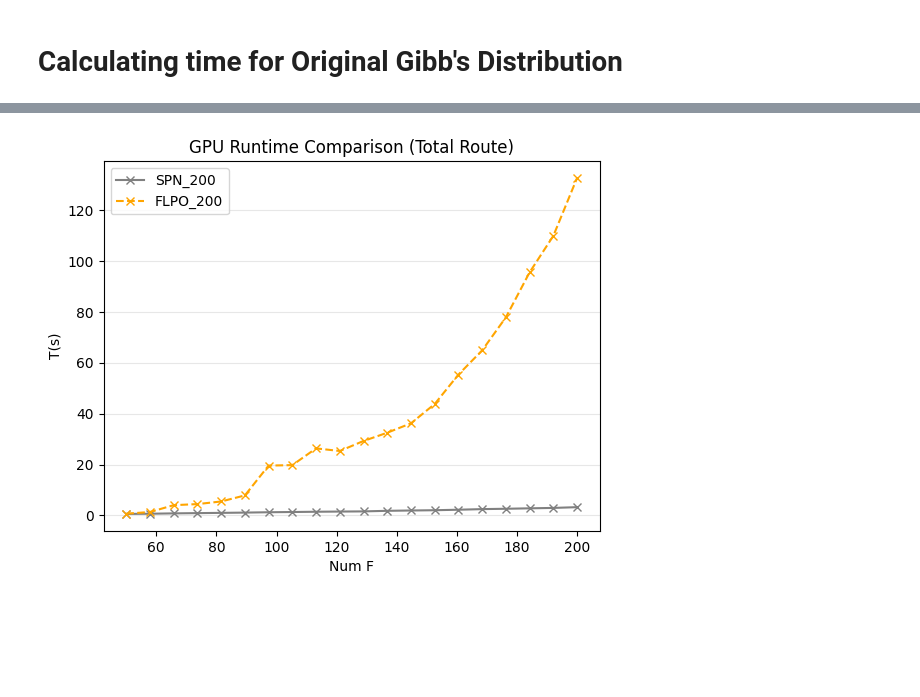
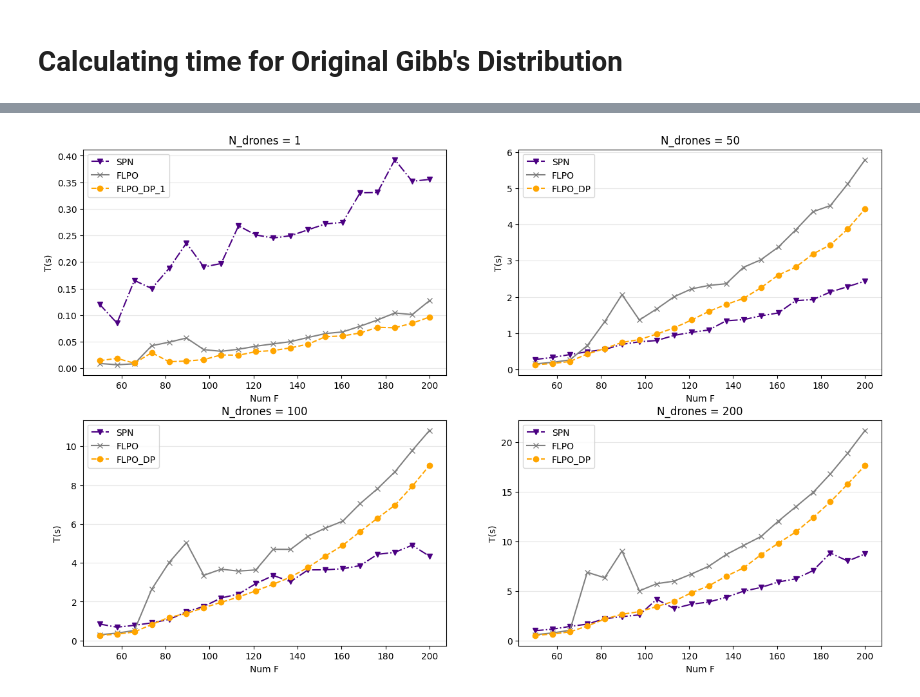
Before and after one commit to salar96/LearningFLPO, a Jupyter notebook: Speed_test.ipynb, the cells around one changed output, grey strips where cells are left out. Cells and saved outputs as stored; diff of their text form; code cells hidden in the pictures; blank space fills up the shorter version.

Commit message:
uav FLPO added to Speed_test

```diff
--- a/Speed_test.ipynb
+++ b/Speed_test.ipynb
@@ -14,21 +14,25 @@ device = torch.device('cuda') if torch.cuda.is_available() else torch.device('cp
 
 print("Running on: " , device)
 num_data = 1 # number of FLPO instances
-num_nodes = np.linspace(50,200,20) # number of facilities
+num_facilities = np.linspace(50,200,20) # number of facilities
 
 city_dim = 2
 Data_1 = []
 Data_2 = []
 Data_3 = []
 Data_4 = []
-for i in num_nodes:
+for i in num_facilities:
     i = int(i)
+    # data = torch.tile(torch.rand(i, city_dim), (1, 1, 1)).to(device) # 1 drone
     data = torch.rand(1,i,city_dim).to(device) # 1 drone
     Data_1.append(data)
+    # data = torch.tile(torch.rand(i, city_dim), (50, 1, 1)).to(device) # 50 drones
     data = torch.rand(50,i,city_dim).to(device) # 50 drones
     Data_2.append(data)
+    # data = torch.tile(torch.rand(i, city_dim), (100, 1, 1)).to(device) # 100 drones
     data = torch.rand(100,i,city_dim).to(device) # 100 drones
     Data_3.append(data)
+    # data = torch.tile(torch.rand(i, city_dim), (200, 1, 1)).to(device) # 100 drones
     data = torch.rand(200,i,city_dim).to(device) # 200 drones
     Data_4.append(data)
 # %% [output]
@@ -133,27 +198,80 @@ for data in tqdm(Data_4):
 # %%
-color1 = 'cyan'
+color1 = 'indigo'
 color2 = 'gray'
 color3 = 'orange'
-linestyle1 = '--'
+linestyle1 = '-.'
 linestyle2 = '-'
 linestyle3 = '--'
 
-# plt.plot(num_nodes,times_1_L,linestyle2,marker='v',color=color2,label='SPN_1')
-# plt.plot(num_nodes,times_2_L,linestyle2,marker='o',color=color2,label='SPN_50')
-# plt.plot(num_nodes,times_3_L,linestyle2,marker='^',color=color2,label='SPN_100')
-plt.plot(num_nodes,times_4_L,linestyle2,marker='x',color=color2,label='SPN_200')
+plt.figure(figsize=(16,10))
 
-# plt.plot(num_nodes,times_1_F,linestyle3,marker='v',color=color3,label='FLPO_1')
-# plt.plot(num_nodes,times_2_F,linestyle3,marker='o',color=color3,label='FLPO_50')
-# plt.plot(num_nodes,times_3_F,linestyle3,marker='^',color=color3,label='FLPO_100')
-plt.plot(num_nodes,times_4_F,linestyle3,marker='x',color=color3,label='FLPO_200')
-
-plt.legend()
+plt.subplot(2,2,1)
+plt.plot(num_facilities,times_1_L,linestyle1,marker='v',color=color1,label='SPN')
+plt.plot(num_facilities,times_1_F,linestyle2,marker='x',color=color2,label='FLPO')
+plt.plot(num_facilities,times_1_G,linestyle3,marker='o',color=color3,label='FLPO_DP_1')
 # plt.yscale('log')
 plt.xlabel('Num F')
 plt.ylabel('T(s)')
-plt.title('GPU Runtime Comparison (Total Route)')
+plt.title('N_drones = 1')
 # plt.yticks(np.linspace(0,35,15))
 plt.grid(axis='y',alpha=0.3)
+plt.legend()
+
+plt.subplot(2,2,2)
+plt.plot(num_facilities,times_2_L,linestyle1,marker='v',color=color1,label='SPN')
+plt.plot(num_facilities,times_2_F,linestyle2,marker='x',color=color2,label='FLPO')
+plt.plot(num_facilities,times_2_G,linestyle3,marker='o',color=color3,label='FLPO_DP')
+# plt.yscale('log')
+plt.xlabel('Num F')
+plt.ylabel('T(s)')
+plt.title('N_drones = 50')
+# plt.yticks(np.linspace(0,35,15))
+plt.grid(axis='y',alpha=0.3)
+plt.legend()
+
+plt.subplot(2,2,3)
+plt.plot(num_facilities,times_3_L,linestyle1,marker='v',color=color1,label='SPN')
+plt.plot(num_facilities,times_3_F,linestyle2,marker='x',color=color2,label='FLPO')
+plt.plot(num_facilities,times_3_G,linestyle3,marker='o',color=color3,label='FLPO_DP')
+# plt.yscale('log')
+plt.xlabel('Num F')
+plt.ylabel('T(s)')
+plt.title('N_drones = 100')
+# plt.yticks(np.linspace(0,35,15))
+plt.grid(axis='y',alpha=0.3)
+plt.legend()
+
+plt.subplot(2,2,4)
+plt.plot(num_facilities,times_4_L,linestyle1,marker='v',color=color1,label='SPN')
+plt.plot(num_facilities,times_4_F,linestyle2,marker='x',color=color2,label='FLPO')
+plt.plot(num_facilities,times_4_G,linestyle3,marker='o',color=color3,label='FLPO_DP')
+# plt.yscale('log')
+plt.xlabel('Num F')
+plt.ylabel('T(s)')
+plt.title('N_drones = 200')
+# plt.yticks(np.linspace(0,35,15))
+plt.grid(axis='y',alpha=0.3)
+plt.legend()
+
+
+# plt.plot(num_facilities,times_1_L,linestyle1,marker='v',color=color1,label='SPN_1')
+# plt.plot(num_facilities,times_2_L,linestyle1,marker='o',color=color1,label='SPN_50')
+# plt.plot(num_facilities,times_3_L,linestyle1,marker='^',color=color1,label='SPN_100')
+# plt.plot(num_facilities,times_4_L,linestyle1,marker='x',color=color1,label='SPN_200')
+
+# plt.plot(num_facilities,times_1_F,linestyle2,marker='v',color=color2,label='FLPO_1')
+# plt.plot(num_facilities,times_2_F,linestyle2,marker='o',color=color2,label='FLPO_50')
+# plt.plot(num_facilities,times_3_F,linestyle2,marker='^',color=color2,label='FLPO_100')
+# plt.plot(num_facilities,times_4_F,linestyle2,marker='x',color=color2,label='FLPO_200')
+
+# plt.plot(num_facilities,times_1_G,linestyle3,marker='v',color=color3,label='FLPO_DP_1')
+# plt.plot(num_facilities,times_2_G,linestyle3,marker='o',color=color3,label='FLPO_DP_50')
+# plt.plot(num_facilities,times_3_G,linestyle3,marker='^',color=color3,label='FLPO_DP_100')
+# plt.plot(num_facilities,times_4_F,linestyle3,marker='x',color=color3,label='FLPO_DP_200')
+
+# plt.legend()
+# plt.title('GPU Runtime Comparison (Total Route)')
+
+plt.show()
 # %% [output]
-[figure, old version]
+[figure, new version]
```
Also changed, not shown: parts of 6 cells of this notebook, 2 other files.
